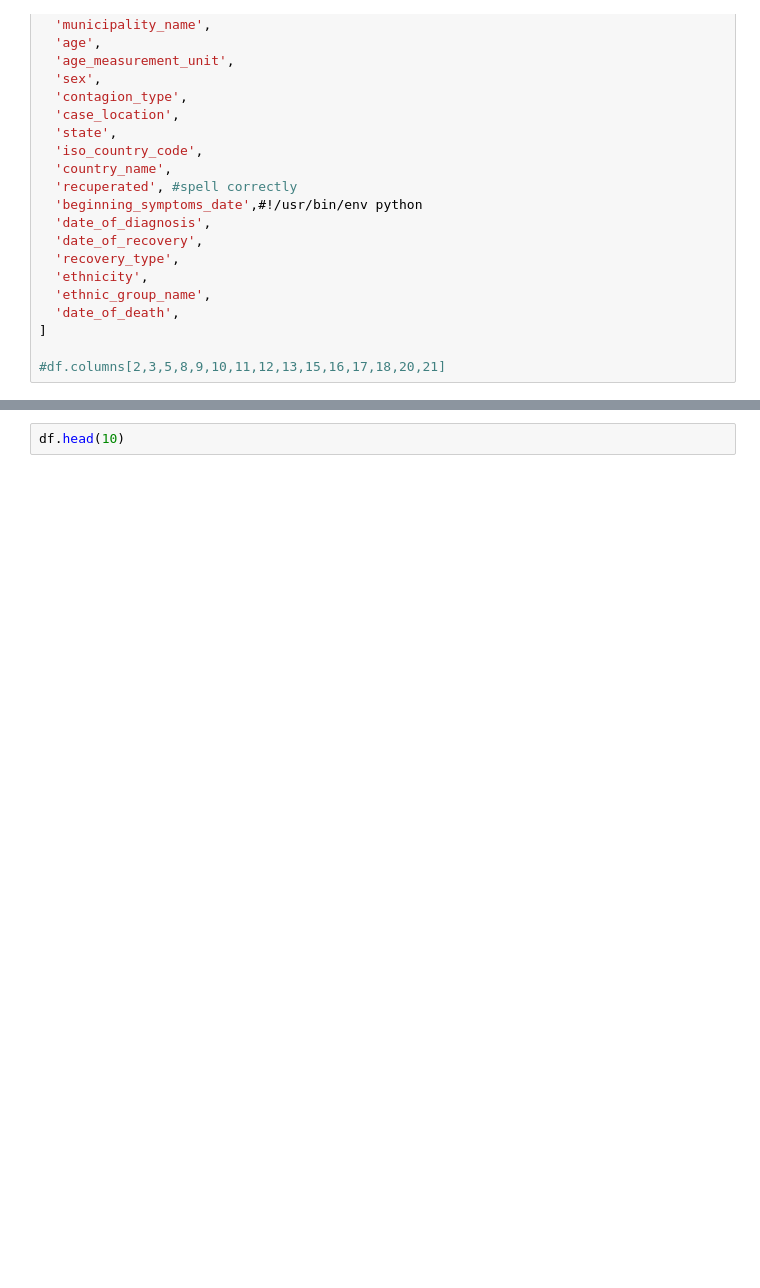
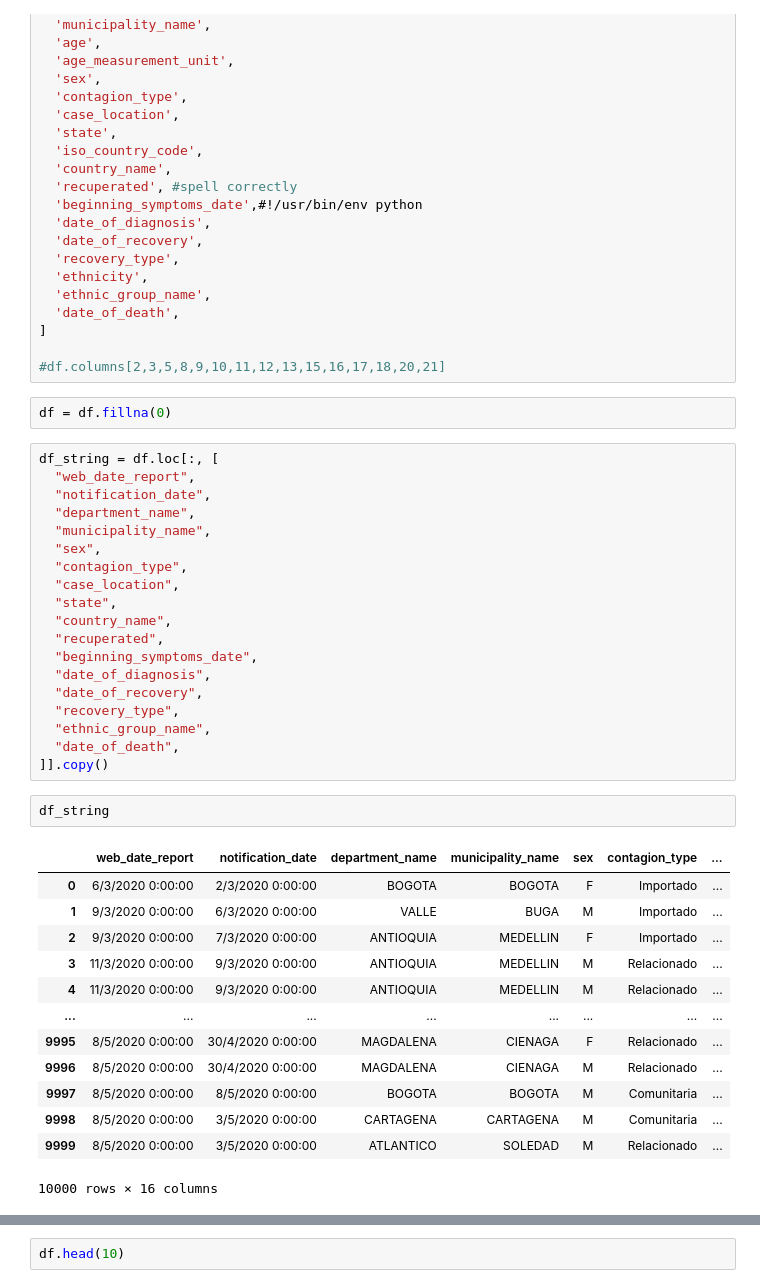
Before and after one commit to Python-Neiva/risk-factors-covid19, a Jupyter notebook: ResearchInPython.ipynb, the cells around one changed output, grey strips where cells are left out. Saved outputs shown, nothing was run; the diff lists cells and outputs as text; blank space fills up the shorter version.

```diff
--- a/ResearchInPython.ipynb
+++ b/ResearchInPython.ipynb
@@ -127,3 +237,40 @@ df.columns = [
 ]
 
 #df.columns[2,3,5,8,9,10,11,12,13,15,16,17,18,20,21]
+# %%
+df = df.fillna(0)
+# %%
+df_string = df.loc[:, [
+  "web_date_report",
+  "notification_date",
+  "department_name",
+  "municipality_name",
+  "sex",
+  "contagion_type",
+  "case_location",
+  "state",
+  "country_name",
+  "recuperated",
+  "beginning_symptoms_date",
+  "date_of_diagnosis",
+  "date_of_recovery",
+  "recovery_type",
+  "ethnic_group_name",
+  "date_of_death",
+]].copy()
+# %%
+df_string
+# %% [output]
+|  | web_date_report | notification_date | department_name | municipality_name | sex | contagion_type | ... |
+| 0 | 6/3/2020 0:00:00 | 2/3/2020 0:00:00 | BOGOTA | BOGOTA | F | Importado | ... |
+| 1 | 9/3/2020 0:00:00 | 6/3/2020 0:00:00 | VALLE | BUGA | M | Importado | ... |
+| 2 | 9/3/2020 0:00:00 | 7/3/2020 0:00:00 | ANTIOQUIA | MEDELLIN | F | Importado | ... |
+| 3 | 11/3/2020 0:00:00 | 9/3/2020 0:00:00 | ANTIOQUIA | MEDELLIN | M | Relacionado | ... |
+| 4 | 11/3/2020 0:00:00 | 9/3/2020 0:00:00 | ANTIOQUIA | MEDELLIN | M | Relacionado | ... |
+| ... | ... | ... | ... | ... | ... | ... | ... |
+| 9995 | 8/5/2020 0:00:00 | 30/4/2020 0:00:00 | MAGDALENA | CIENAGA | F | Relacionado | ... |
+| 9996 | 8/5/2020 0:00:00 | 30/4/2020 0:00:00 | MAGDALENA | CIENAGA | M | Relacionado | ... |
+| 9997 | 8/5/2020 0:00:00 | 8/5/2020 0:00:00 | BOGOTA | BOGOTA | M | Comunitaria | ... |
+| 9998 | 8/5/2020 0:00:00 | 3/5/2020 0:00:00 | CARTAGENA | CARTAGENA | M | Comunitaria | ... |
+| 9999 | 8/5/2020 0:00:00 | 3/5/2020 0:00:00 | ATLANTICO | SOLEDAD | M | Relacionado | ... |
+10000 rows × 16 columns
```
Also changed, not shown: parts of 52 cells of this notebook.
